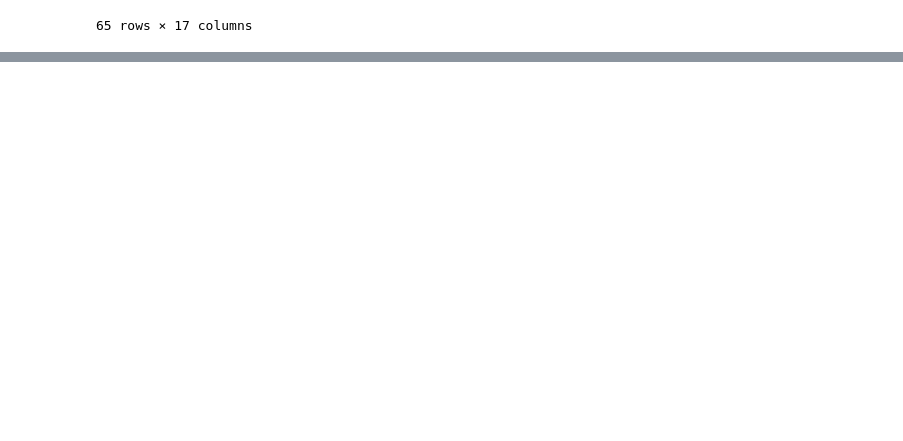
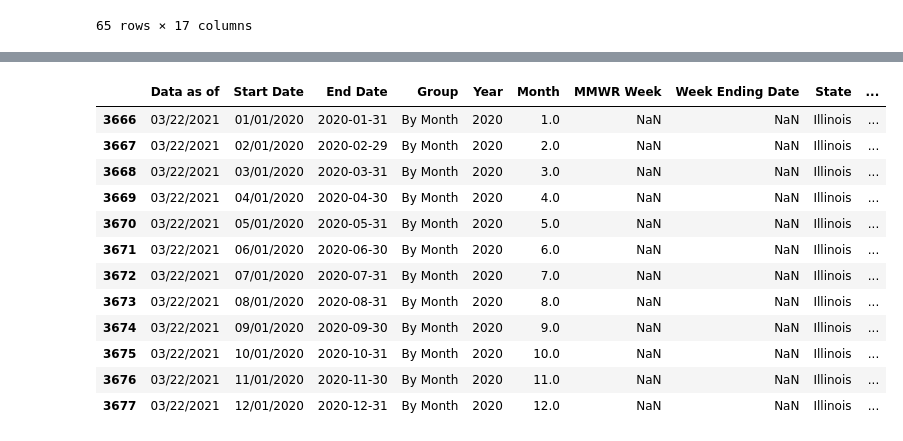
Before and after one commit to erickzli/IS597-COVID-Project, a Jupyter notebook: Kerstin's Folder/Clean Data- Provisional Death Counts by Week per State.ipynb, the cells around one changed output, grey strips where cells are left out. Cells and saved outputs as stored; diff of their text form; code cells hidden in the pictures; blank space fills up the shorter version.

```diff
--- a/Kerstin's Folder/Clean Data- Provisional Death Counts by Week per State.ipynb
+++ b/Kerstin's Folder/Clean Data- Provisional Death Counts by Week per State.ipynb
@@ -287,0 +271,17 @@ df_IL_2020_clean
+# %%
+data_IL_2020_month = df_IL_2020.loc[df_IL_2020['Group'] == 'By Month']
+data_IL_2020_month
+# %% [output]
+|  | Data as of | Start Date | End Date | Group | Year | Month | MMWR Week | Week Ending Date | State | ... |
+| 3666 | 03/22/2021 | 01/01/2020 | 2020-01-31 | By Month | 2020 | 1.0 | NaN | NaN | Illinois | ... |
+| 3667 | 03/22/2021 | 02/01/2020 | 2020-02-29 | By Month | 2020 | 2.0 | NaN | NaN | Illinois | ... |
+| 3668 | 03/22/2021 | 03/01/2020 | 2020-03-31 | By Month | 2020 | 3.0 | NaN | NaN | Illinois | ... |
+| 3669 | 03/22/2021 | 04/01/2020 | 2020-04-30 | By Month | 2020 | 4.0 | NaN | NaN | Illinois | ... |
+| 3670 | 03/22/2021 | 05/01/2020 | 2020-05-31 | By Month | 2020 | 5.0 | NaN | NaN | Illinois | ... |
+| 3671 | 03/22/2021 | 06/01/2020 | 2020-06-30 | By Month | 2020 | 6.0 | NaN | NaN | Illinois | ... |
+| 3672 | 03/22/2021 | 07/01/2020 | 2020-07-31 | By Month | 2020 | 7.0 | NaN | NaN | Illinois | ... |
+| 3673 | 03/22/2021 | 08/01/2020 | 2020-08-31 | By Month | 2020 | 8.0 | NaN | NaN | Illinois | ... |
+| 3674 | 03/22/2021 | 09/01/2020 | 2020-09-30 | By Month | 2020 | 9.0 | NaN | NaN | Illinois | ... |
+| 3675 | 03/22/2021 | 10/01/2020 | 2020-10-31 | By Month | 2020 | 10.0 | NaN | NaN | Illinois | ... |
+| 3676 | 03/22/2021 | 11/01/2020 | 2020-11-30 | By Month | 2020 | 11.0 | NaN | NaN | Illinois | ... |
+| 3677 | 03/22/2021 | 12/01/2020 | 2020-12-31 | By Month | 2020 | 12.0 | NaN | NaN | Illinois | ... |
```
Also changed, not shown: parts of 4 cells of this notebook.
